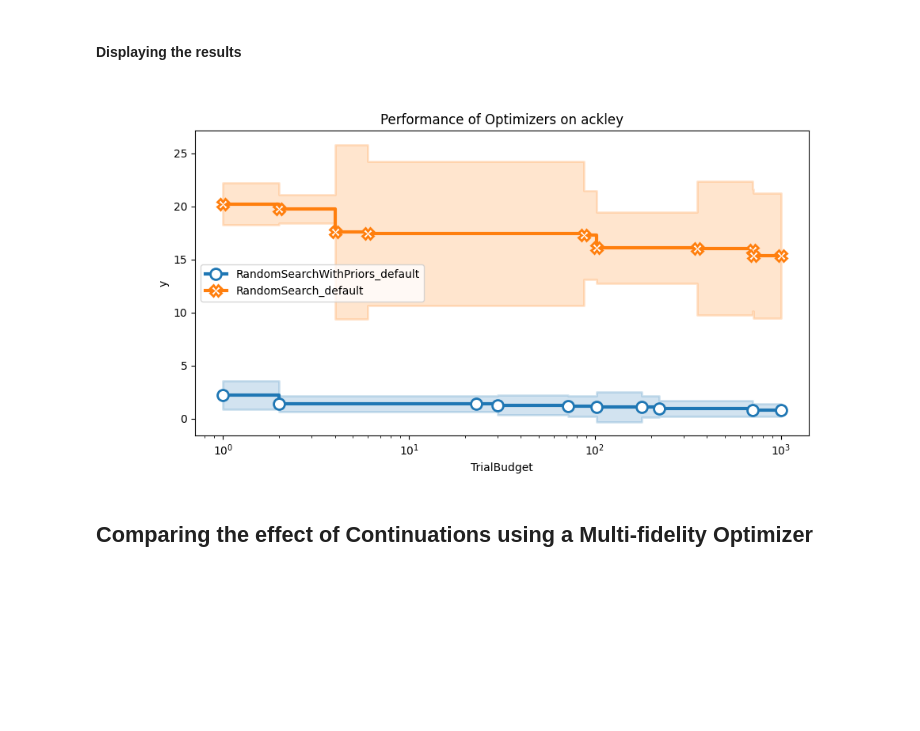
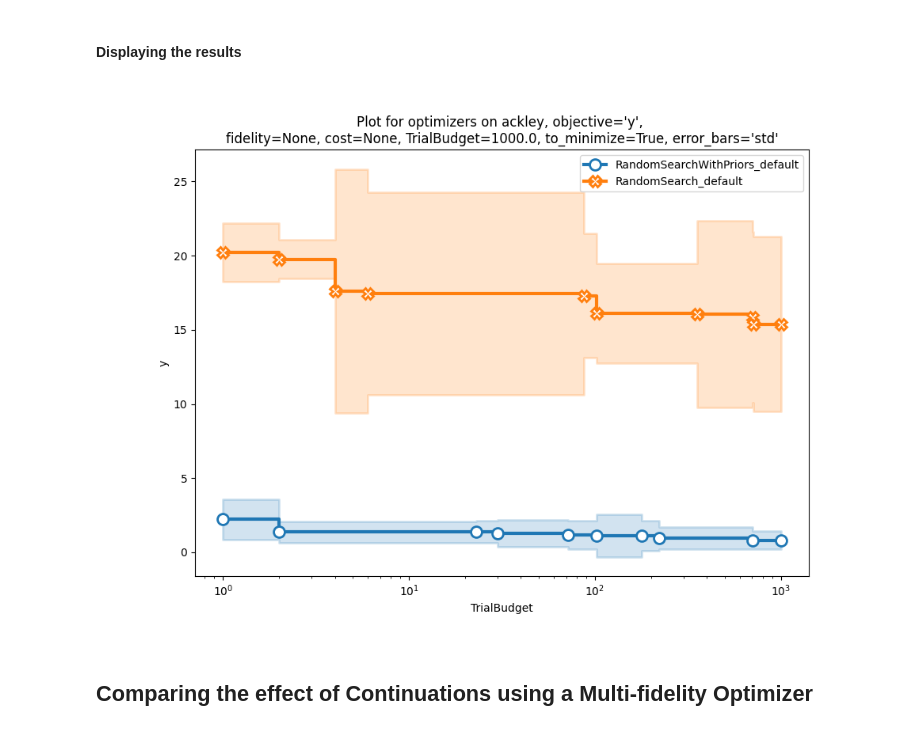
Before and after one commit to automl/hposuite, a Jupyter notebook: examples/plots_and_comparisons.ipynb, the cells around one changed output. Cells and saved outputs as stored; diff of their text form; code cells hidden in the pictures; blank space fills up the shorter version.

Commit message:
Ran and tested all examples

```diff
--- a/examples/plots_and_comparisons.ipynb
+++ b/examples/plots_and_comparisons.ipynb
@@ -94,9 +75,14 @@ INFO:__main__:Saved plot to /home/soham/repos/hposuite/examples/example-outputs/
 # %%
 from IPython.display import Image
 
-Image(filename="example-outputs/ex-rs-comp/plots/ackley_performance.png")
+Image(
+    filename="example-outputs/ex-rs-comp/plots/"
+        "RandomSearchWithPriors_default,RandomSearch_default."
+        "ackley, objective='y', fidelity=None, cost=None, TrialBudget=1000.0, "
+        "to_minimize=True, error_bars='std'.png"
+)
 # %% [output]
-[figure, old version]
+[figure, new version]
 # %% [markdown]
 ## Comparing the effect of Continuations using a Multi-fidelity Optimizer
 # %% [markdown]
```
Also changed, not shown: parts of 6 cells of this notebook, 3 other files.
